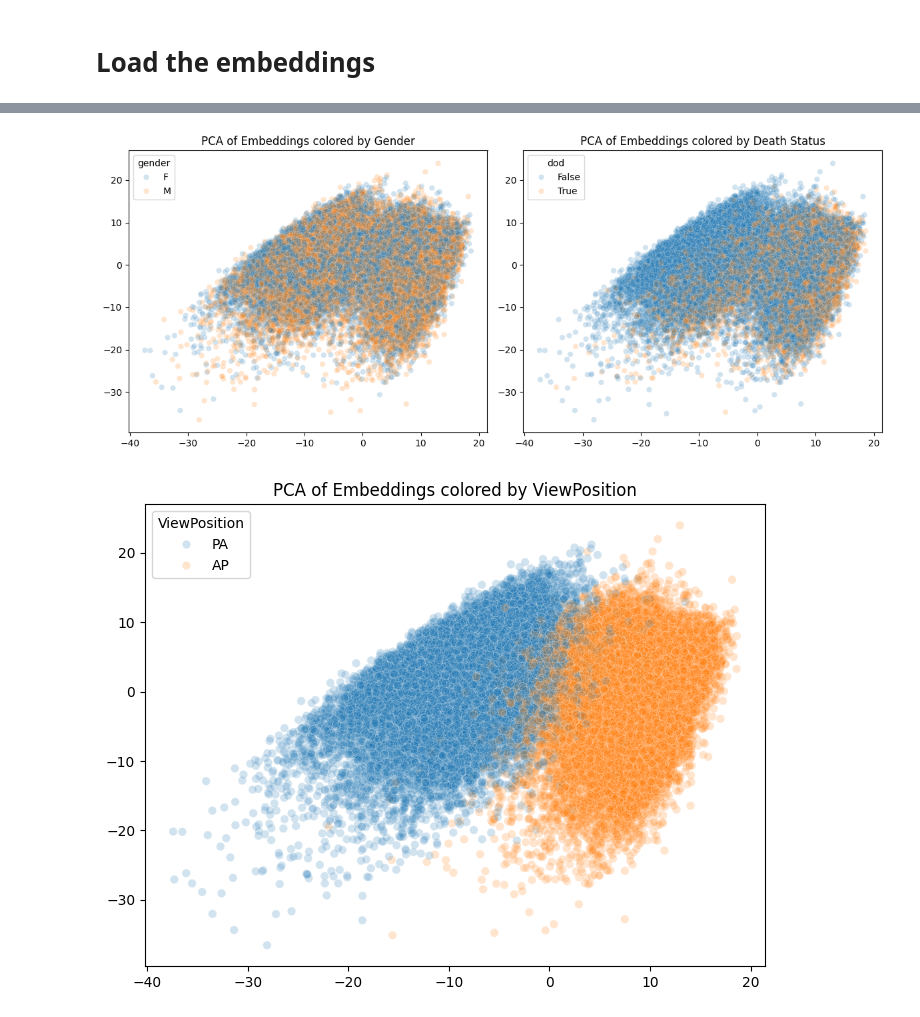
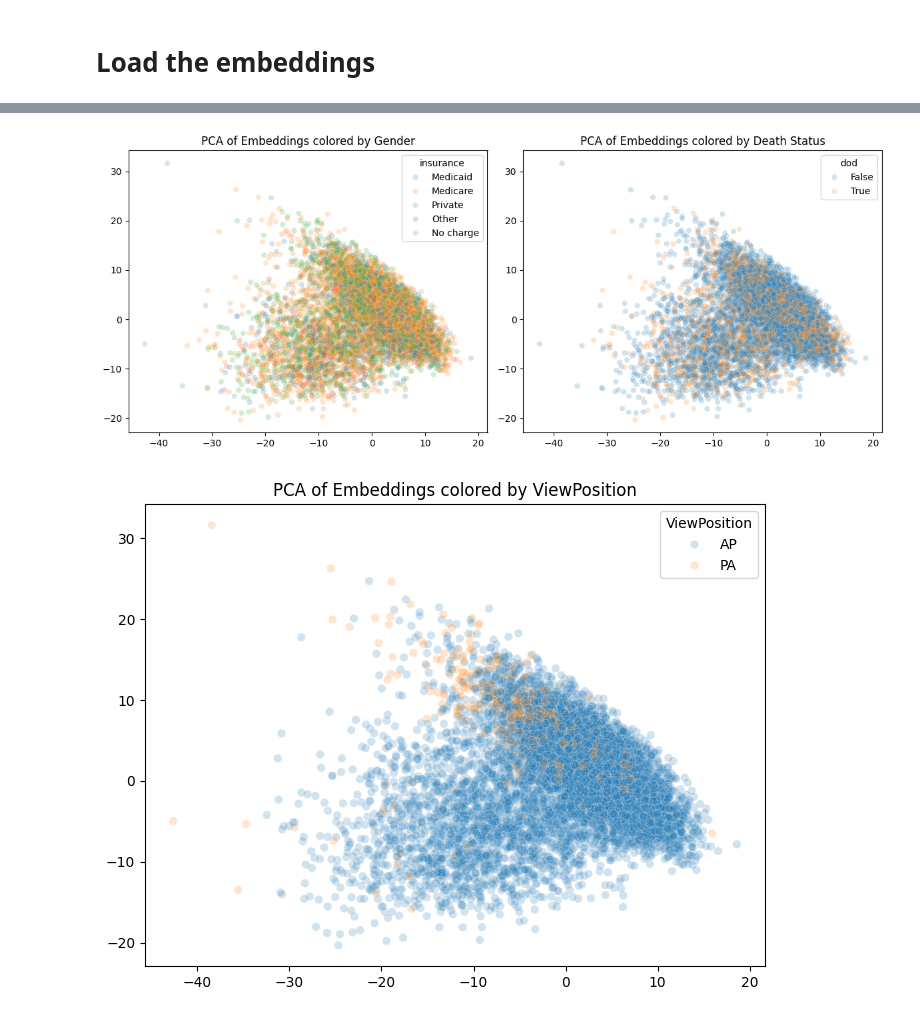
Before and after one commit to brynnhs/mimic-multimodal-survival, a Jupyter notebook: preprocessing.ipynb, the cells around one changed output, grey strips where cells are left out. Cells and saved outputs as stored; diff of their text form; code cells hidden in the pictures.

Commit message:
use icu cohort for clinical data and embeddings

```diff
--- a/preprocessing.ipynb
+++ b/preprocessing.ipynb
@@ -238,5 +173,5 @@ len(embedding_vector.float_list.value)
 # %%
-embedding_files = image_link['path'].apply(lambda x: os.path.join(root, x)).tolist()
+embedding_files = cohort['path'].apply(lambda x: os.path.join(embedding_root, x)).tolist()
 existing_files = [p for p in embedding_files if os.path.exists(p)]
 missing_count = len(embedding_files) - len(existing_files)
 print(f"TFRecord files: found {len(existing_files)}, skipped {missing_count} missing")
@@ -336,5 +244,3 @@ df_embeddings
 # %%
 # merge dataframes df_embeddings with image_link
-df_merged = df_embeddings.merge(image_link, on='dicom_id', how='inner')
-df_merged = df_merged.merge(image_metadata, on='dicom_id', how='inner')
-df_merged.to_csv('data/df_merged_embeddings.csv', index=False)
+cohort_merged = cohort.merge(df_embeddings, on='dicom_id', how='inner')
@@ -375,2 +266,4 @@ plt.show()
+# %%
+cohort_merged_lastscan = cohort_merged.sort_values(by=['subject_id', 'StudyDate']).groupby('subject_id').last().reset_index()
 # %% [markdown]
 # 2. Make a PCA of the embeddings
@@ -378,6 +274,7 @@ We want to see clusters of scans
 # %%
 # make a numpy array from the embedding column
-emb_array = np.vstack(df_embeddings['embedding'].values)
+# embeddings column should be a array
+emb_array = np.vstack(cohort_merged_lastscan['embedding'].values)
 print(emb_array.shape)
 emb_array
 # %% [output]
@@ -409,23 +325,23 @@ Explained variance ratio by 2 components: [0.20919554 0.11213332]
 # make two scatter plots, where the first uses gender and the second if dod is not null
 plt.figure(figsize=(12,5))
 plt.subplot(1,2,1)
-sns.scatterplot(x=emb_reduced[:,0], y=emb_reduced[:,1], hue=df_merged['gender'], alpha=0.2)
+sns.scatterplot(x=emb_reduced[:,0], y=emb_reduced[:,1], hue=cohort_merged_lastscan['insurance'], alpha=0.2)
 plt.title('PCA of Embeddings colored by Gender')
 plt.subplot(1,2,2)
-sns.scatterplot(x=emb_reduced[:,0], y=emb_reduced[:,1], hue=df_merged['dod'].notnull(), alpha=0.2)
+sns.scatterplot(x=emb_reduced[:,0], y=emb_reduced[:,1], hue=cohort_merged_lastscan['dod'].notnull(), alpha=0.2)
 plt.title('PCA of Embeddings colored by Death Status')
 plt.tight_layout()
 plt.show()
 # %% [output]
-[figure, old version]
+[figure, new version]
 # %%
 # scatter plot of first two PCA components colored by 'ViewPosition'
 plt.figure(figsize=(8,6))
-sns.scatterplot(x=emb_reduced[:,0], y=emb_reduced[:,1], hue=df_merged['ViewPosition'], alpha=0.2)
+sns.scatterplot(x=emb_reduced[:,0], y=emb_reduced[:,1], hue=cohort_merged_lastscan['ViewPosition'], alpha=0.2)
 plt.title('PCA of Embeddings colored by ViewPosition')
 plt.show()
 # %% [output]
-[figure, old version]
+[figure, new version]
 # %%
 # scatter plot of ProcedureCodeSequence_CodeMeaning	and ViewCodeSequence_CodeMeaning
 plt.figure(figsize=(12,6))
```
Also changed, not shown: parts of 49 cells of this notebook, 4 other files.
